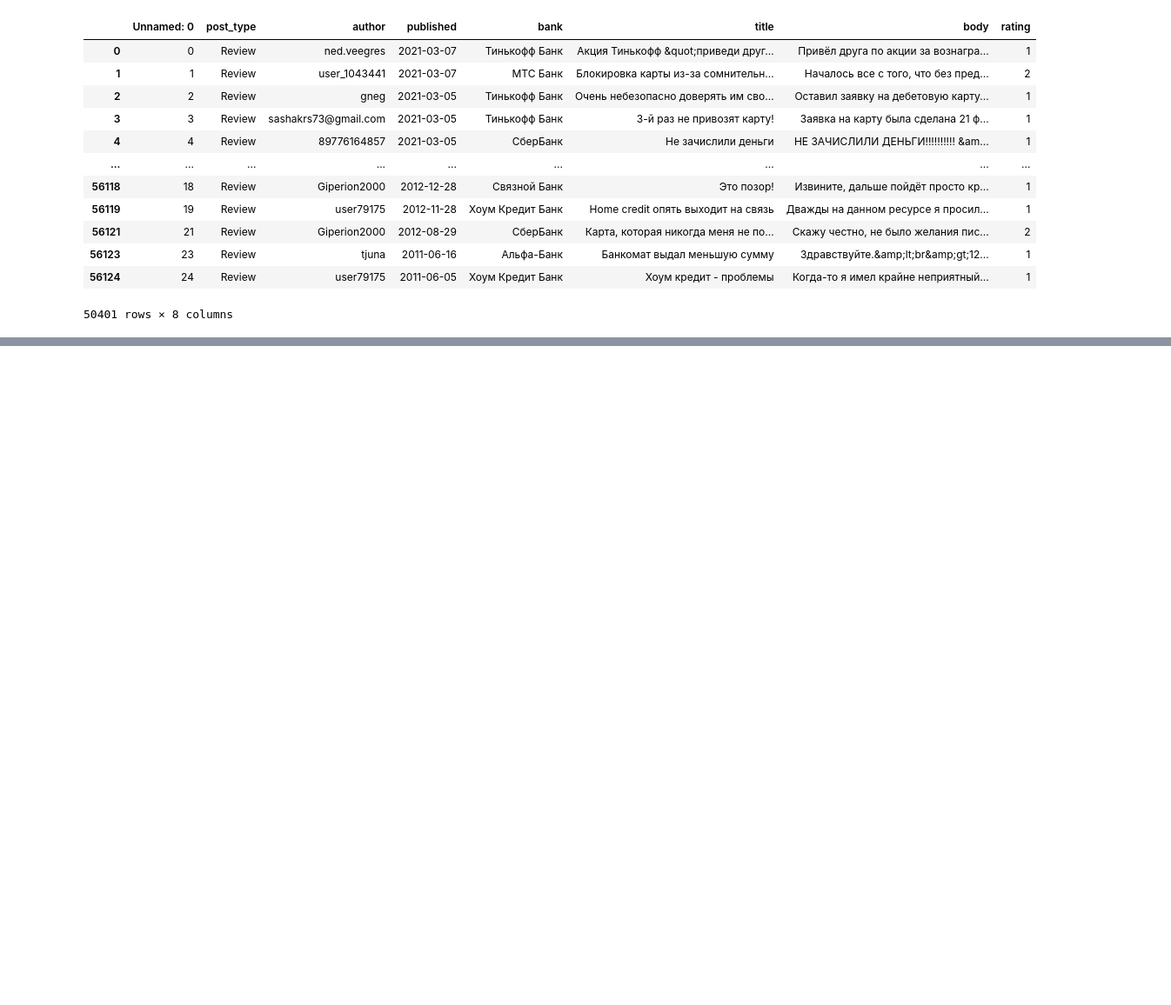
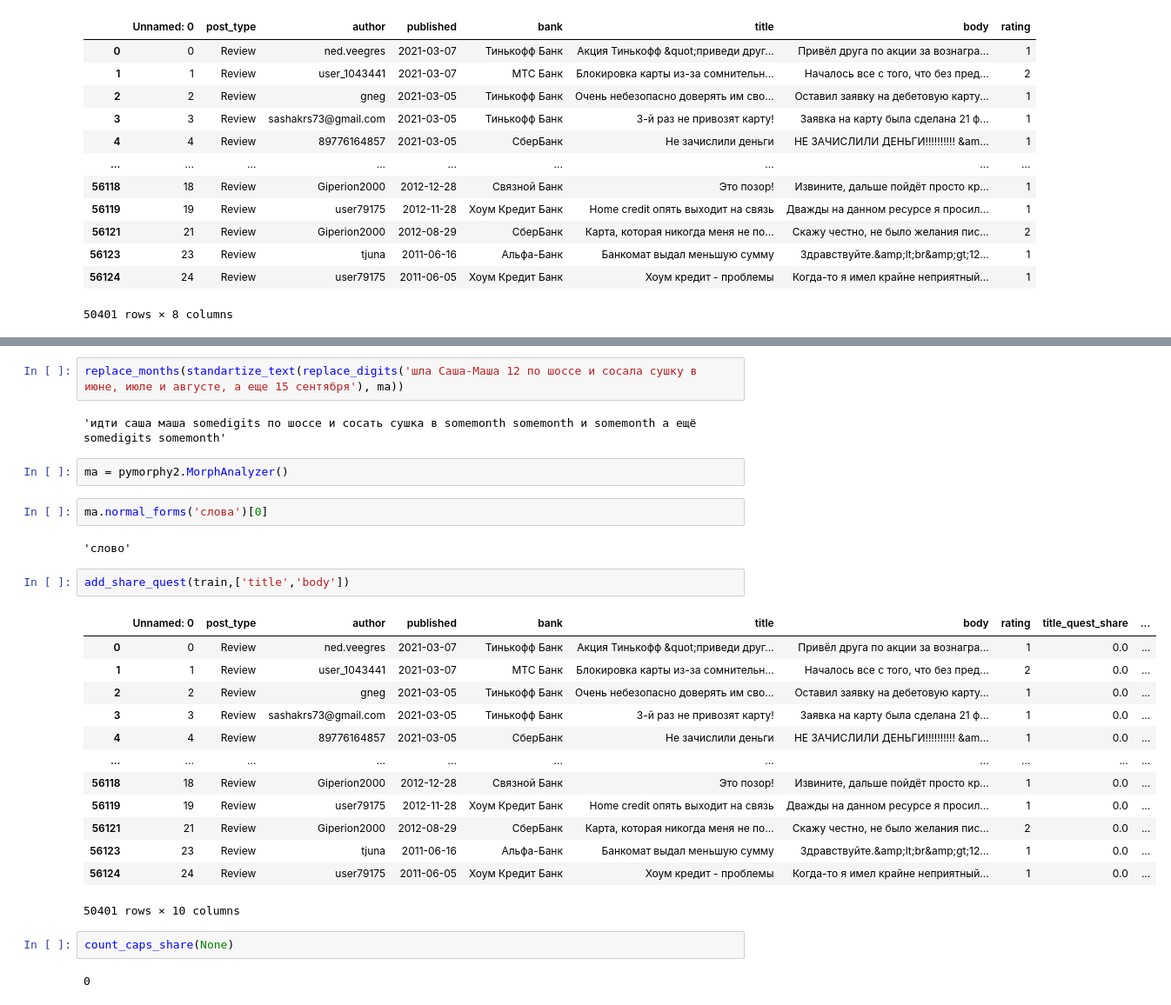
Before and after one commit to vikozlov89/bank_cards_reviews, a Jupyter notebook: rating_predictor/experiments/01 EDA/EDA.ipynb, the cells around one changed output, grey strips where cells are left out. Shown at 87% size. Cells and saved outputs as stored; diff of their text form; blank space fills up the shorter version.

```diff
--- a/rating_predictor/experiments/01 EDA/EDA.ipynb
+++ b/rating_predictor/experiments/01 EDA/EDA.ipynb
@@ -51,0 +148,30 @@ train
+# %%
+replace_months(standartize_text(replace_digits('шла Саша-Маша 12 по шоссе и сосала сушку в июне, июле и августе, а еще 15 сентября'), ma))
+# %% [output]
+'идти саша маша somedigits по шоссе и сосать сушка в somemonth somemonth и somemonth а ещё somedigits somemonth'
+# %%
+ma = pymorphy2.MorphAnalyzer()
+# %%
+ma.normal_forms('слова')[0]
+# %% [output]
+'слово'
+# %%
+add_share_quest(train,['title','body'])
+# %% [output]
+|  | Unnamed: 0 | post_type | author | published | bank | title | body | rating | title_quest_share | ... |
+| 0 | 0 | Review | ned.veegres | 2021-03-07 | Тинькофф Банк | Акция Тинькофф &quot;приведи друг... | Привёл друга по акции за вознагра... | 1 | 0.0 | ... |
+| 1 | 1 | Review | user_1043441 | 2021-03-07 | МТС Банк | Блокировка карты из-за сомнительн... | Началось все с того, что без пред... | 2 | 0.0 | ... |
+| 2 | 2 | Review | gneg | 2021-03-05 | Тинькофф Банк | Очень небезопасно доверять им сво... | Оставил заявку на дебетовую карту... | 1 | 0.0 | ... |
+| 3 | 3 | Review | sashakrs73@gmail.com | 2021-03-05 | Тинькофф Банк | 3-й раз не привозят карту! | Заявка на карту была сделана 21 ф... | 1 | 0.0 | ... |
+| 4 | 4 | Review | 89776164857 | 2021-03-05 | СберБанк | Не зачислили деньги | НЕ ЗАЧИСЛИЛИ ДЕНЬГИ!!!!!!!!!! &am... | 1 | 0.0 | ... |
+| ... | ... | ... | ... | ... | ... | ... | ... | ... | ... | ... |
+| 56118 | 18 | Review | Giperion2000 | 2012-12-28 | Связной Банк | Это позор! | Извините, дальше пойдёт просто кр... | 1 | 0.0 | ... |
+| 56119 | 19 | Review | user79175 | 2012-11-28 | Хоум Кредит Банк | Home credit опять выходит на связь | Дважды на данном ресурсе я просил... | 1 | 0.0 | ... |
+| 56121 | 21 | Review | Giperion2000 | 2012-08-29 | СберБанк | Карта, которая никогда меня не по... | Скажу честно, не было желания пис... | 2 | 0.0 | ... |
+| 56123 | 23 | Review | tjuna | 2011-06-16 | Альфа-Банк | Банкомат выдал меньшую сумму | Здравствуйте.&amp;lt;br&amp;gt;12... | 1 | 0.0 | ... |
+| 56124 | 24 | Review | user79175 | 2011-06-05 | Хоум Кредит Банк | Хоум кредит - проблемы | Когда-то я имел крайне неприятный... | 1 | 0.0 | ... |
+50401 rows × 10 columns
+# %%
+count_caps_share(None)
+# %% [output]
+0
```
Also changed, not shown: parts of 8 cells of this notebook, 2 other files.
